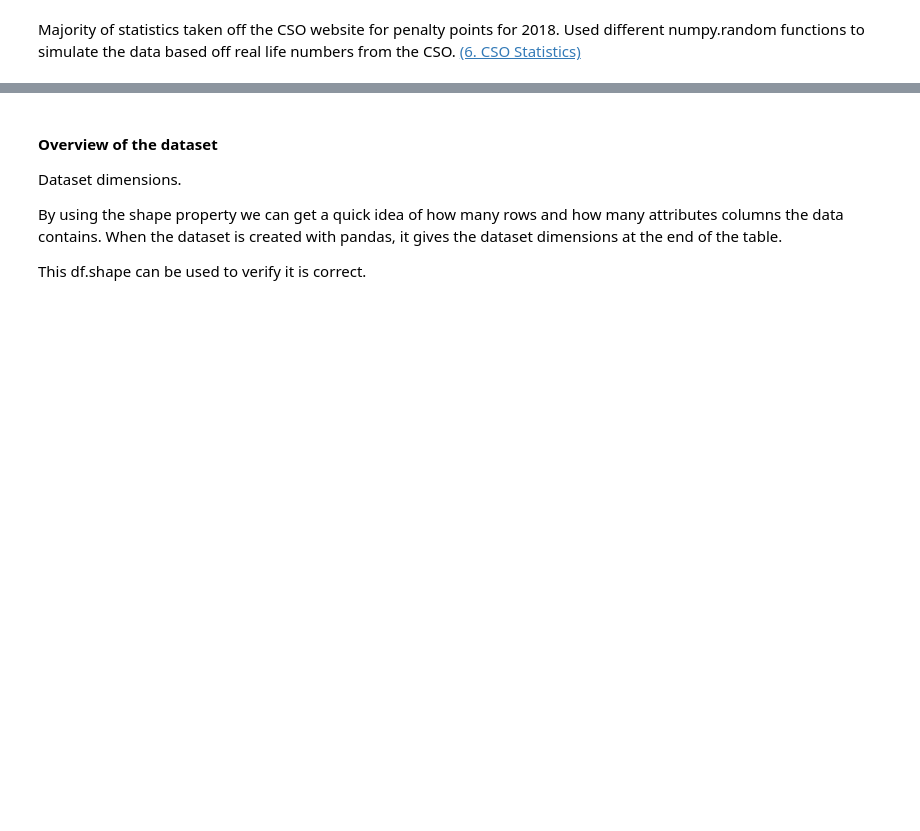
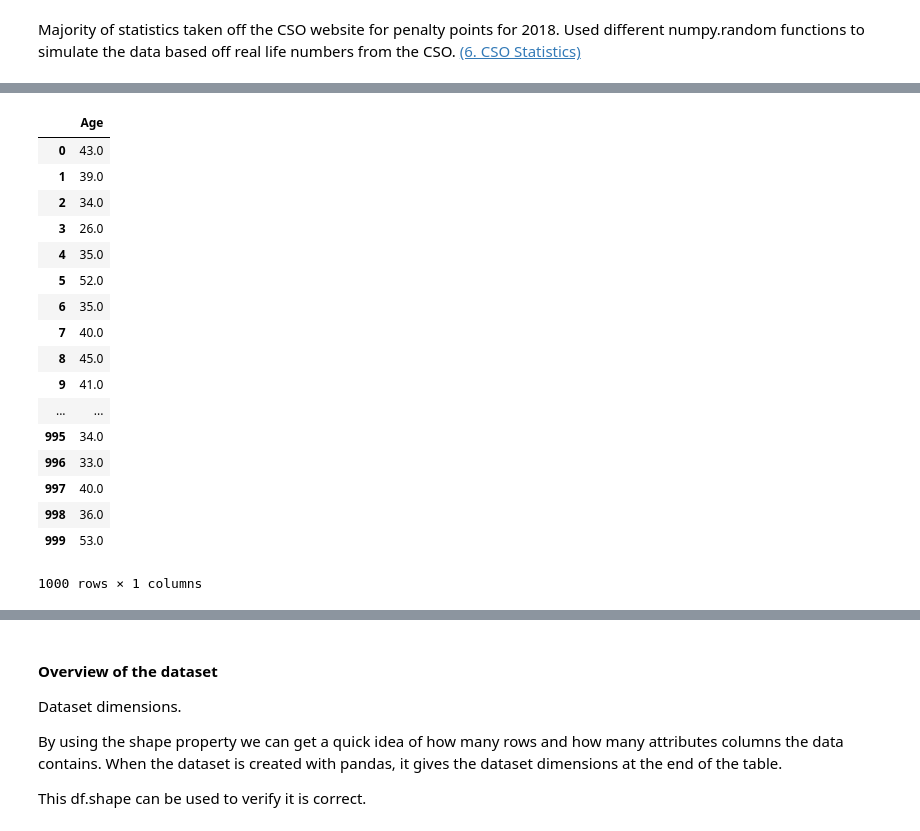
Before and after one commit to kevindooley/Simulated-Dataset, a Jupyter notebook: Simulation of Dataset.ipynb, the cells around one changed output, grey strips where cells are left out. Cells and saved outputs as stored; diff of their text form; code cells hidden in the pictures; blank space fills up the shorter version.

Commit message:
added more information about age variable

```diff
--- a/Simulation of Dataset.ipynb
+++ b/Simulation of Dataset.ipynb
@@ -66,5 +80,27 @@ plt.show # display plot
 # %%
-df = pd.DataFrame({'Age':age.round(0)}) # trial to see if dataframe creates
+df = pd.DataFrame({'Age':age.round(0)}) # creating dataframe using pandas
+#age will be the first variable
+#trial to see if it displays
+df
+# %% [output]
+|  | Age |
+| 0 | 43.0 |
+| 1 | 39.0 |
+| 2 | 34.0 |
+| 3 | 26.0 |
+| 4 | 35.0 |
+| 5 | 52.0 |
+| 6 | 35.0 |
+| 7 | 40.0 |
+| 8 | 45.0 |
+| 9 | 41.0 |
+| ... | ... |
+| 995 | 34.0 |
+| 996 | 33.0 |
+| 997 | 40.0 |
+| 998 | 36.0 |
+| 999 | 53.0 |
+1000 rows × 1 columns
 # %%
 # reproducibility of results
 #male = 1, female = 2
```
Also changed, not shown: parts of 19 cells of this notebook, 2 other files.
